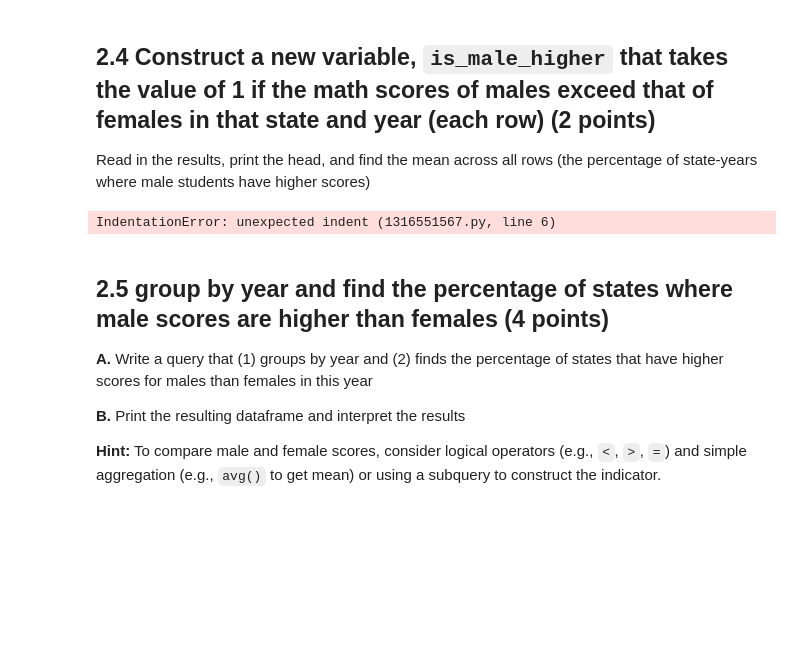
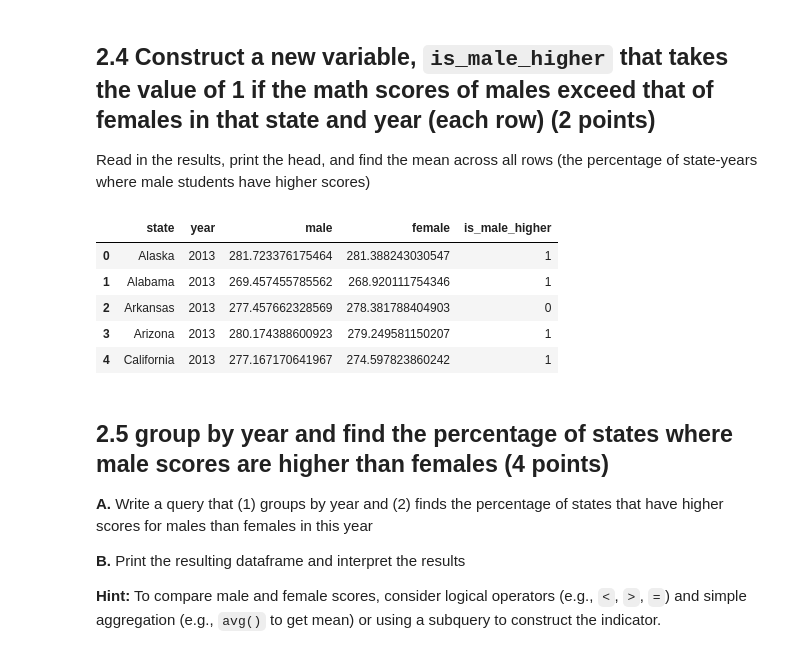
Before and after one commit to katepimentel/QSS20_S24, a Jupyter notebook: my_work/problem sets/pset4/pset4_blank.ipynb, the cells around one changed output. Saved outputs shown, nothing was run; the diff lists cells and outputs as text; code cells hidden in the pictures; blank space fills up the shorter version.

```diff
--- a/my_work/problem sets/pset4/pset4_blank.ipynb
+++ b/my_work/problem sets/pset4/pset4_blank.ipynb
@@ -275,25 +275,27 @@ Number of distinct years: 4
 ## 2.4 Construct a new variable, `is_male_higher` that takes the value of 1 if the math scores of males exceed that of females in that state and year (each row) (2 points)
 
 Read in the results, print the head, and find the mean across all rows (the percentage of state-years where male students have higher scores)
-# %%
-# Assuming you have already connected to your SQL database
-
-# Constructing the new variable is_male_higher and retrieving the data
-%%sql
-SELECT
-    state,
-    year,
-    male_math_score,
-    female_math_score,
-    CASE WHEN male_math_score > female_math_score THEN 1 ELSE 0 END AS is_male_higher
-FROM
-    math_gencompare;
-
-# Finding the mean across all rows for is_male_higher
-mean_percentage = %sql SELECT AVG(is_male_higher) FROM (SELECT CASE WHEN male_math_score > female_math_score THEN 1 ELSE 0 END AS is_male_higher FROM scores) AS subquery;
-mean_percentage
-# %% [output]
-IndentationError: unexpected indent (1316551567.py, line 6)
+# %%
+q = """
+SELECT
+    state,
+    year,
+    male,
+    female,
+    CASE WHEN male > female THEN 1 ELSE 0 END AS is_male_higher
+FROM
+    math_gencompare
+LIMIT 5
+"""
+df = pd.read_sql_query(q, cnx)
+df
+# %% [output]
+|  | state | year | male | female | is_male_higher |
+| 0 | Alaska | 2013 | 281.723376175464 | 281.388243030547 | 1 |
+| 1 | Alabama | 2013 | 269.457455785562 | 268.920111754346 | 1 |
+| 2 | Arkansas | 2013 | 277.457662328569 | 278.381788404903 | 0 |
+| 3 | Arizona | 2013 | 280.174388600923 | 279.249581150207 | 1 |
+| 4 | California | 2013 | 277.167170641967 | 274.597823860242 | 1 |
 # %% [markdown]
 ## 2.5 group by year and find the percentage of states where male scores are higher than females (4 points)
 
```
Also changed, not shown: parts of 11 cells of this notebook.
